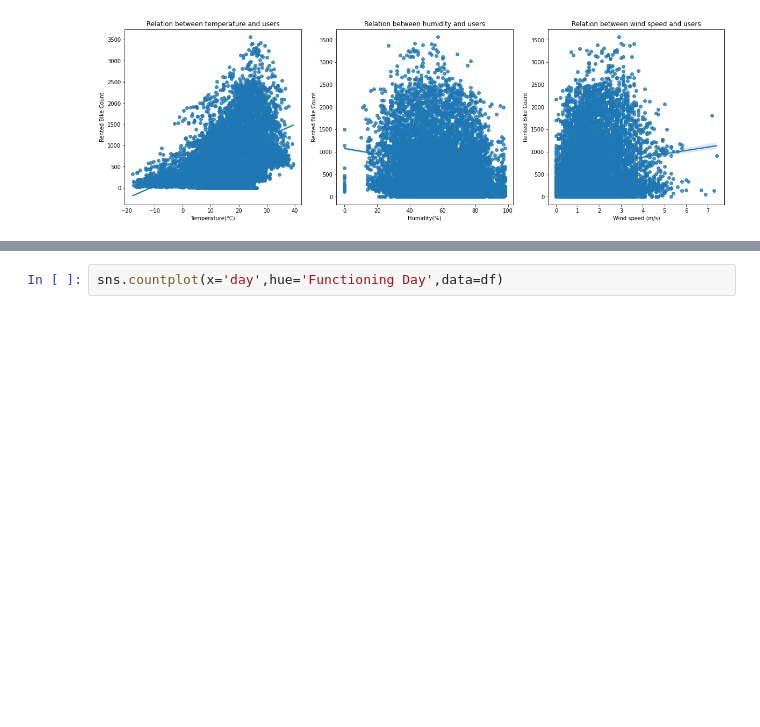
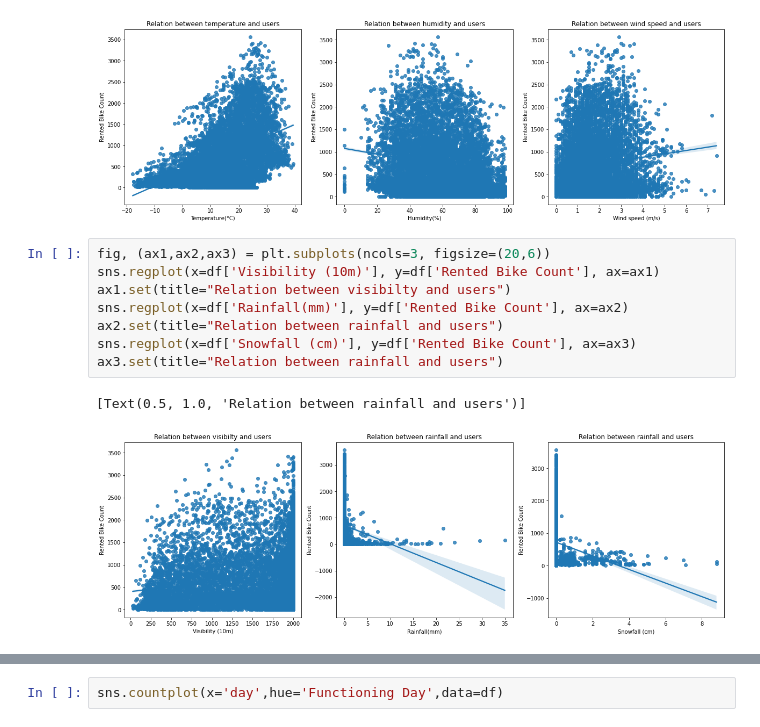
Before and after one commit to soniya1993/Bike-Sharing-Demand-Prediction-, a Jupyter notebook: Bike_Sharing_Demand_Prediction_Capstone_Project_2.ipynb, the cells around one changed output, grey strips where cells are left out. Saved outputs shown, nothing was run; the diff lists cells and outputs as text; blank space fills up the shorter version.

```diff
--- a/Bike_Sharing_Demand_Prediction_Capstone_Project_2.ipynb
+++ b/Bike_Sharing_Demand_Prediction_Capstone_Project_2.ipynb
@@ -217,3 +217,14 @@ ax3.set(title="Relation between wind speed and users")
 # %% [output]
 [Text(0.5, 1.0, 'Relation between wind speed and users')]
 [figure]
+# %%
+fig, (ax1,ax2,ax3) = plt.subplots(ncols=3, figsize=(20,6))
+sns.regplot(x=df['Visibility (10m)'], y=df['Rented Bike Count'], ax=ax1)
+ax1.set(title="Relation between visibilty and users")
+sns.regplot(x=df['Rainfall(mm)'], y=df['Rented Bike Count'], ax=ax2)
+ax2.set(title="Relation between rainfall and users")
+sns.regplot(x=df['Snowfall (cm)'], y=df['Rented Bike Count'], ax=ax3)
+ax3.set(title="Relation between rainfall and users")
+# %% [output]
+[Text(0.5, 1.0, 'Relation between rainfall and users')]
+[figure, added]
```
Also changed, not shown: parts of 7 cells of this notebook.
